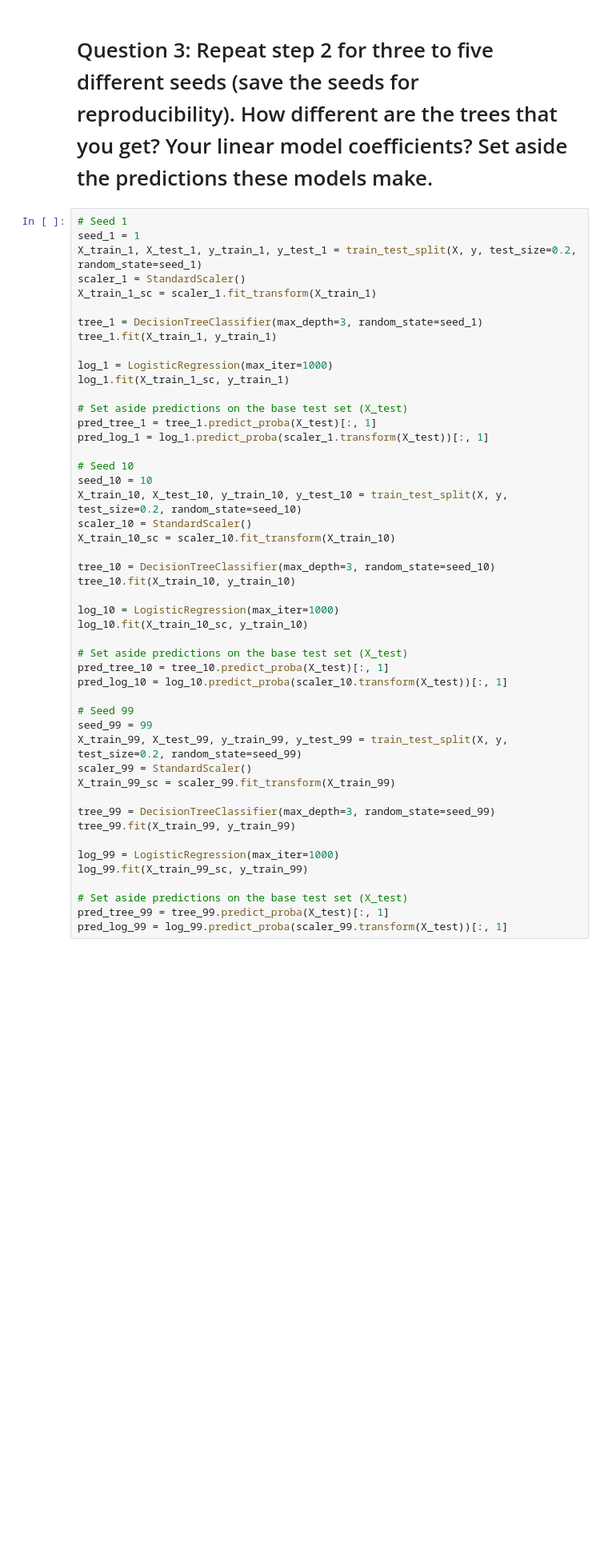
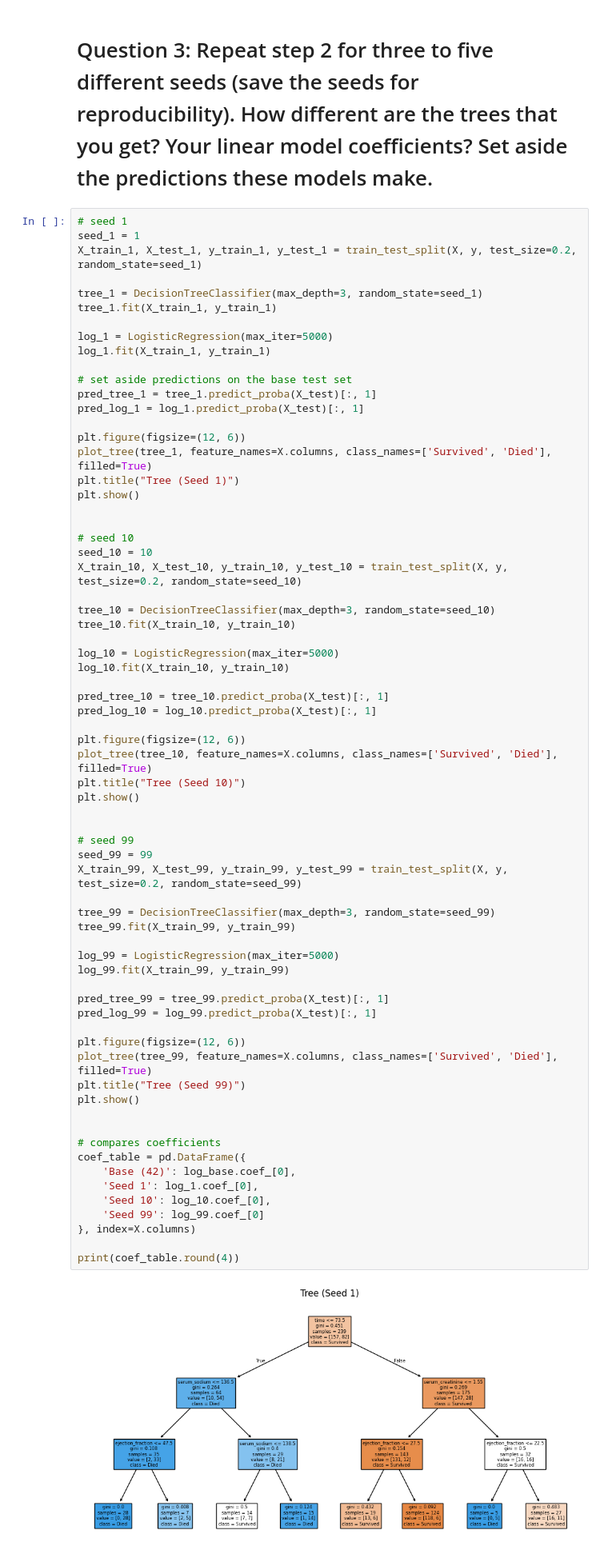
Before and after one commit to aureamc/L03-tree-stability, a Jupyter notebook: L03_notebook.ipynb, the cells around one changed output. Shown at 80% size. Cells and saved outputs as stored; diff of their text form; blank space fills up the shorter version.

```diff
--- a/L03_notebook.ipynb
+++ b/L03_notebook.ipynb
@@ -156,50 +158,72 @@ dtype: float64
 # %% [markdown]
 # Question 3: Repeat step 2 for three to five different seeds (save the seeds for reproducibility). How different are the trees that you get? Your linear model coefficients? Set aside the predictions these models make.
 # %%
-# Seed 1
+# seed 1
 seed_1 = 1
 X_train_1, X_test_1, y_train_1, y_test_1 = train_test_split(X, y, test_size=0.2, random_state=seed_1)
-scaler_1 = StandardScaler()
-X_train_1_sc = scaler_1.fit_transform(X_train_1)
 
 tree_1 = DecisionTreeClassifier(max_depth=3, random_state=seed_1)
 tree_1.fit(X_train_1, y_train_1)
 
-log_1 = LogisticRegression(max_iter=1000)
-log_1.fit(X_train_1_sc, y_train_1)
+log_1 = LogisticRegression(max_iter=5000)
+log_1.fit(X_train_1, y_train_1)
 
-# Set aside predictions on the base test set (X_test)
+# set aside predictions on the base test set
 pred_tree_1 = tree_1.predict_proba(X_test)[:, 1]
-pred_log_1 = log_1.predict_proba(scaler_1.transform(X_test))[:, 1]
+pred_log_1 = log_1.predict_proba(X_test)[:, 1]
 
-# Seed 10
+plt.figure(figsize=(12, 6))
+plot_tree(tree_1, feature_names=X.columns, class_names=['Survived', 'Died'], filled=True)
+plt.title("Tree (Seed 1)")
+plt.show()
+
+
+# seed 10
 seed_10 = 10
 X_train_10, X_test_10, y_train_10, y_test_10 = train_test_split(X, y, test_size=0.2, random_state=seed_10)
-scaler_10 = StandardScaler()
-X_train_10_sc = scaler_10.fit_transform(X_train_10)
 
 tree_10 = DecisionTreeClassifier(max_depth=3, random_state=seed_10)
 tree_10.fit(X_train_10, y_train_10)
 
-log_10 = LogisticRegression(max_iter=1000)
-log_10.fit(X_train_10_sc, y_train_10)
+log_10 = LogisticRegression(max_iter=5000)
+log_10.fit(X_train_10, y_train_10)
 
-# Set aside predictions on the base test set (X_test)
 pred_tree_10 = tree_10.predict_proba(X_test)[:, 1]
-pred_log_10 = log_10.predict_proba(scaler_10.transform(X_test))[:, 1]
+pred_log_10 = log_10.predict_proba(X_test)[:, 1]
 
-# Seed 99
+plt.figure(figsize=(12, 6))
+plot_tree(tree_10, feature_names=X.columns, class_names=['Survived', 'Died'], filled=True)
+plt.title("Tree (Seed 10)")
+plt.show()
+
+
+# seed 99
 seed_99 = 99
 X_train_99, X_test_99, y_train_99, y_test_99 = train_test_split(X, y, test_size=0.2, random_state=seed_99)
-scaler_99 = StandardScaler()
-X_train_99_sc = scaler_99.fit_transform(X_train_99)
 
 tree_99 = DecisionTreeClassifier(max_depth=3, random_state=seed_99)
 tree_99.fit(X_train_99, y_train_99)
 
-log_99 = LogisticRegression(max_iter=1000)
-log_99.fit(X_train_99_sc, y_train_99)
+log_99 = LogisticRegression(max_iter=5000)
+log_99.fit(X_train_99, y_train_99)
 
-# Set aside predictions on the base test set (X_test)
 pred_tree_99 = tree_99.predict_proba(X_test)[:, 1]
-pred_log_99 = log_99.predict_proba(scaler_99.transform(X_test))[:, 1]
+pred_log_99 = log_99.predict_proba(X_test)[:, 1]
+
+plt.figure(figsize=(12, 6))
+plot_tree(tree_99, feature_names=X.columns, class_names=['Survived', 'Died'], filled=True)
+plt.title("Tree (Seed 99)")
+plt.show()
+
+
+# compares coefficients
+coef_table = pd.DataFrame({
+    'Base (42)': log_base.coef_[0],
+    'Seed 1': log_1.coef_[0],
+    'Seed 10': log_10.coef_[0],
+    'Seed 99': log_99.coef_[0]
+}, index=X.columns)
+
+print(coef_table.round(4))
+# %% [output]
+[figure, added]
```
Also changed, not shown: parts of 2 cells of this notebook.
